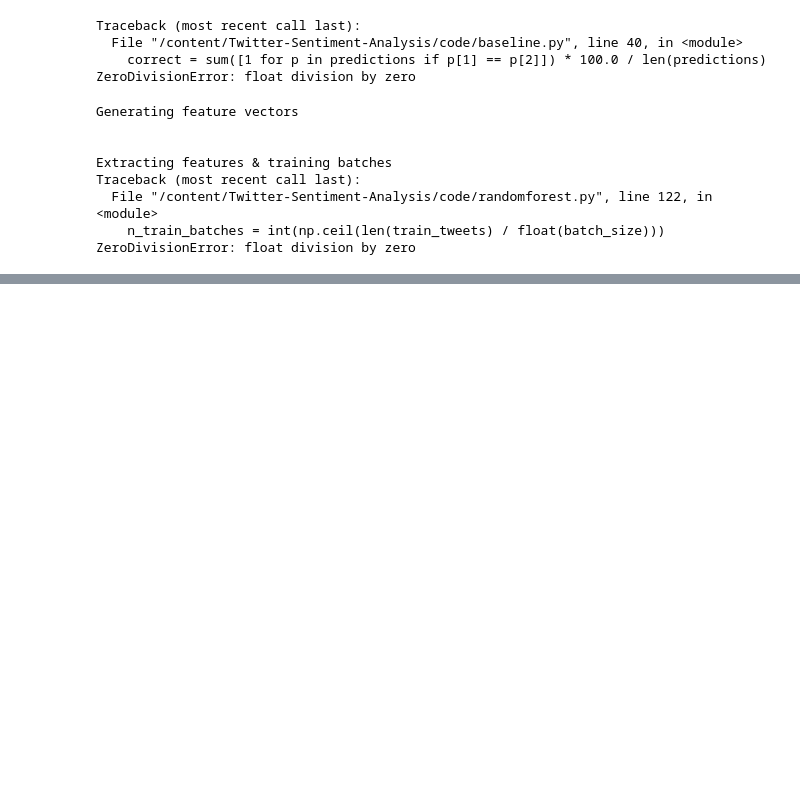
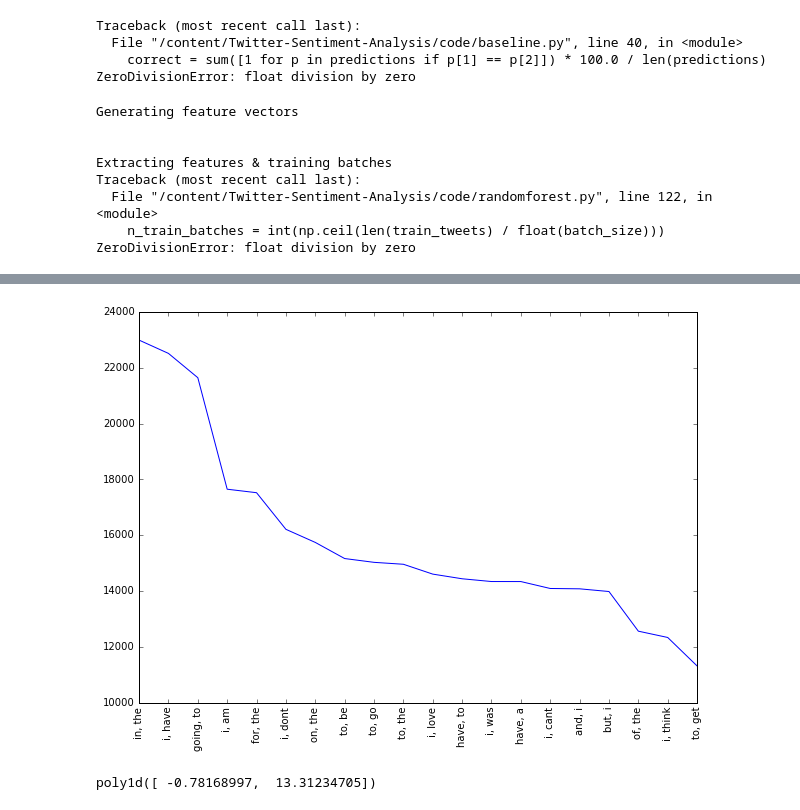
Before and after one commit to Deusmaxz/MachineLearning, a Jupyter notebook: FinalExam/Twitter_Sentiment/FinalExam2_Twitter_Sentiment_Analysis.ipynb, the cells around one changed output, grey strips where cells are left out. Cells and saved outputs as stored; diff of their text form; code cells hidden in the pictures; blank space fills up the shorter version.

```diff
--- a/FinalExam/Twitter_Sentiment/FinalExam2_Twitter_Sentiment_Analysis.ipynb
+++ b/FinalExam/Twitter_Sentiment/FinalExam2_Twitter_Sentiment_Analysis.ipynb
@@ -58,0 +101,6 @@ ZeroDivisionError: float division by zero
+# %%
+# membuka file untuk mendapatkan value dari setiap kata
+with open(BI_FREQ_DIST_FILE, 'rb') as pkl_file:
+    freq_dist = pickle.load(pkl_file)
+bigrams = freq_dist.most_common(20)
+bigrams
@@ -58,0 +128,23 @@ ZeroDivisionError: float division by zero
+# %%
+# digunakan untuk menampilkan graph dengan menambahkan tanda (,) di value my_xticks
+plt.figure(1, [10, 7])
+x = np.array(range(0, 40, 2))
+y = np.array([i[1] for i in bigrams])
+my_xticks = [', '.join(i[0]) for i in bigrams]
+plt.xticks(x, my_xticks, rotation=90)
+plt.plot(x, y)
+plt.show()
+# %% [output]
+[figure, added]
+# %%
+# membukan pkl_file dan memngitung value dari pkl_file
+with open(FREQ_DIST_FILE, 'rb') as pkl_file:
+    freq_dist = pickle.load(pkl_file)
+unigrams = freq_dist.most_common(100)
+log_ranks = np.log(range(1, 101))
+log_freqs = np.log([i[1] for i in unigrams])
+z = np.polyfit(log_ranks, log_freqs, 1)
+p = np.poly1d(z)
+p
+# %% [output]
+poly1d([ -0.78168997,  13.31234705])
```
Also changed, not shown: parts of 18 cells of this notebook.
